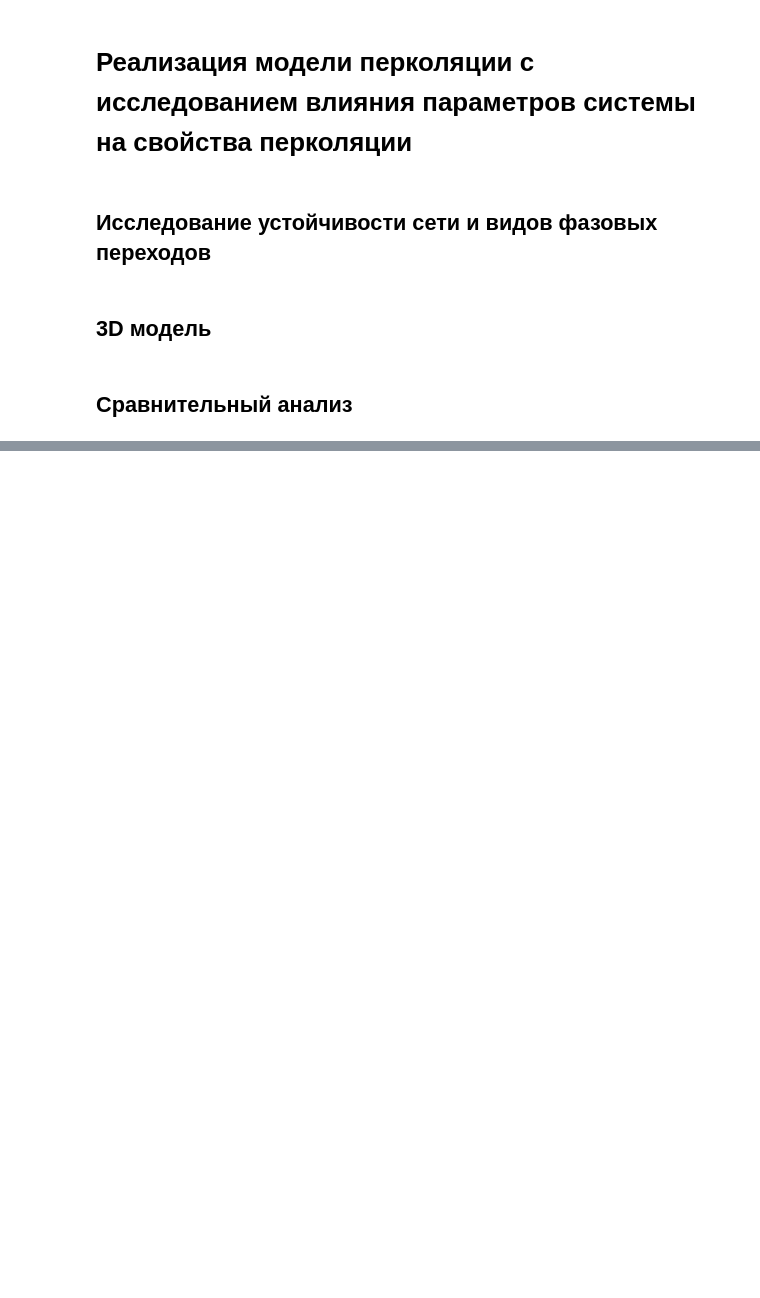
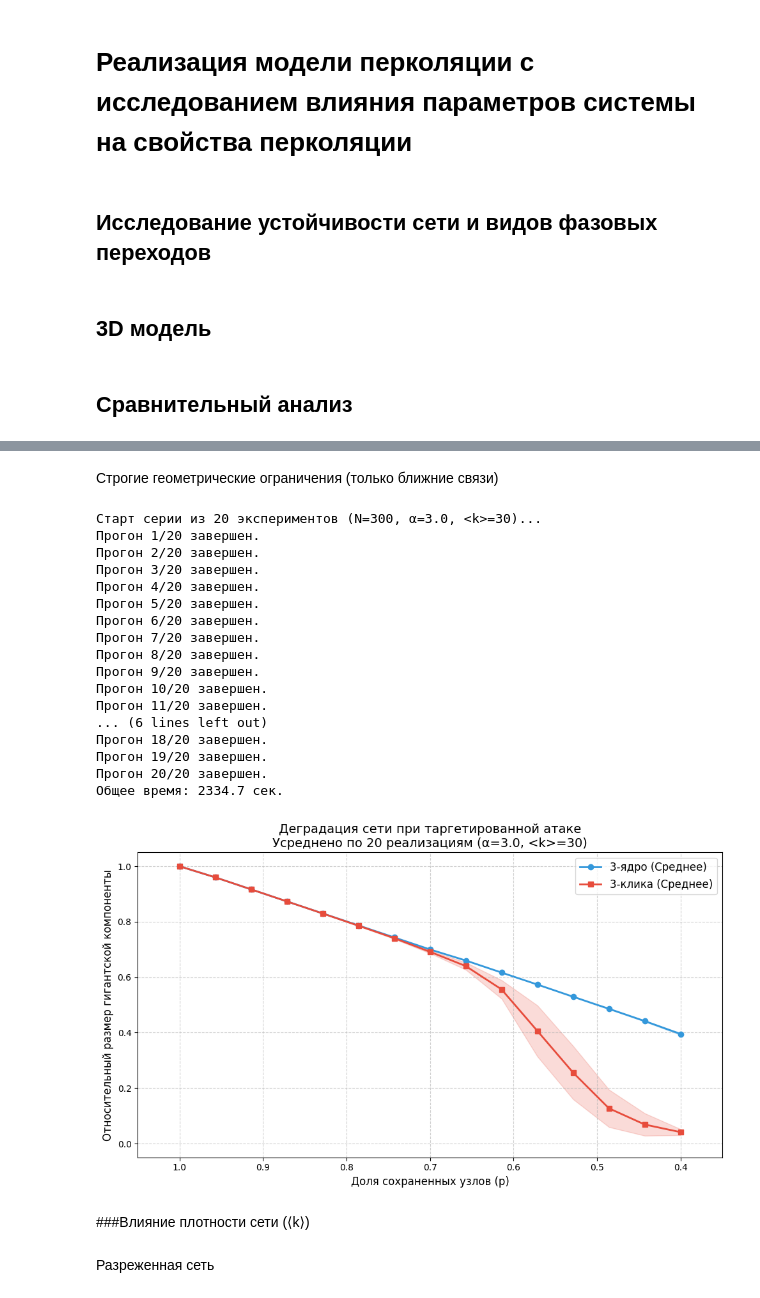
Before and after one commit to brfrmhvn/Percolation-Longrange, a Jupyter notebook: scripts/demo/demo-plot.ipynb, the cells around one changed output, grey strips where cells are left out. Cells and saved outputs as stored; diff of their text form; code cells hidden in the pictures; blank space fills up the shorter version.

```diff
--- a/scripts/demo/demo-plot.ipynb
+++ b/scripts/demo/demo-plot.ipynb
@@ -1113,0 +1158,27 @@ run_statistical_experiment(N=300, alpha=2.0, avg_k=30, k_val=3, n_runs=20)
+# %% [markdown]
+Строгие геометрические ограничения (только ближние связи)
+# %%
+run_statistical_experiment(N=300, alpha=3.0, avg_k=30, k_val=3, n_runs=20)
+# %% [output]
+Старт серии из 20 экспериментов (N=300, α=3.0, <k>=30)...
+Прогон 1/20 завершен.
+Прогон 2/20 завершен.
+Прогон 3/20 завершен.
+Прогон 4/20 завершен.
+Прогон 5/20 завершен.
+Прогон 6/20 завершен.
+Прогон 7/20 завершен.
+Прогон 8/20 завершен.
+Прогон 9/20 завершен.
+Прогон 10/20 завершен.
+Прогон 11/20 завершен.
+... (6 lines left out)
+Прогон 18/20 завершен.
+Прогон 19/20 завершен.
+Прогон 20/20 завершен.
+Общее время: 2334.7 сек.
+[figure, added]
+# %% [markdown]
+###Влияние плотности сети (⟨k⟩)
+# %% [markdown]
+Разреженная сеть
```
Also changed, not shown: parts of 7 cells of this notebook.
